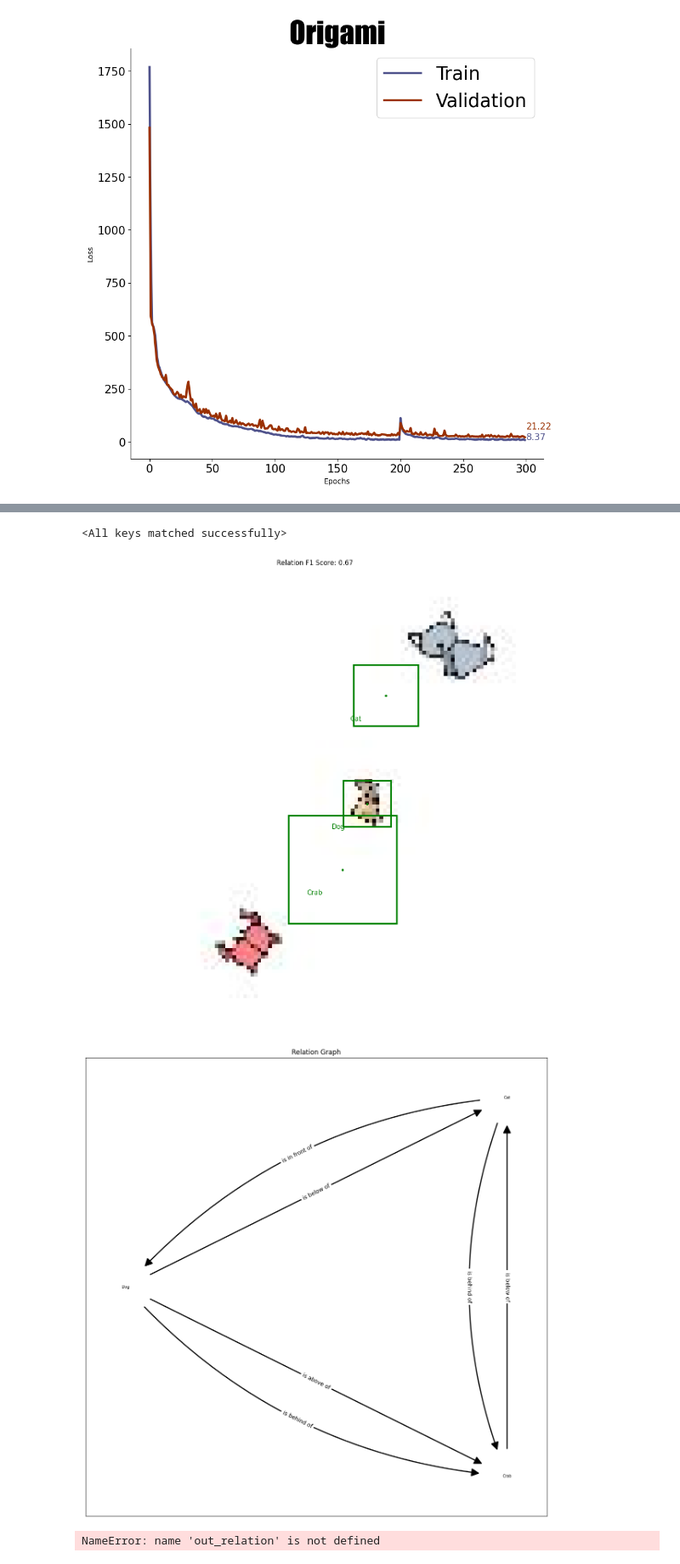
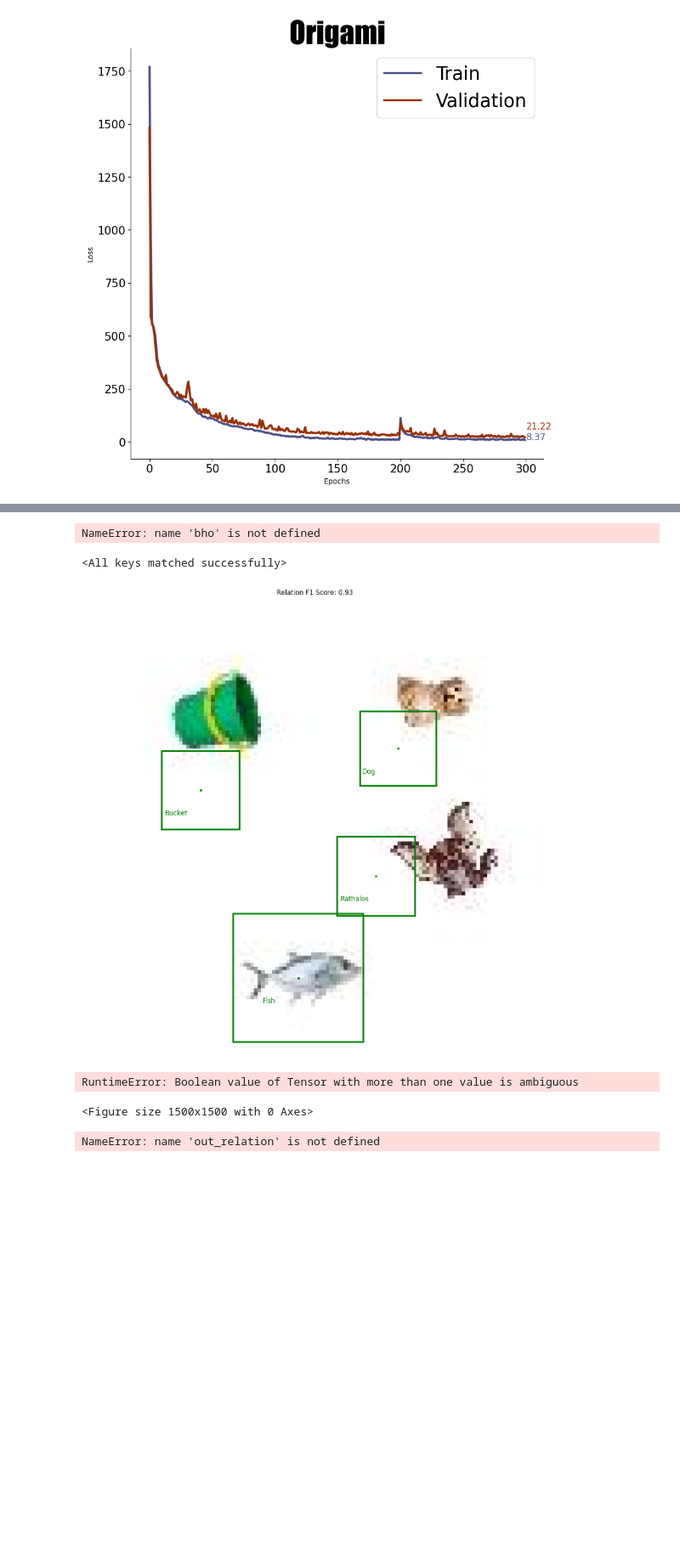
Before and after one commit to Nefasto1/Deep-Learning-Project, a Jupyter notebook: main.ipynb, the cells around one changed output, grey strips where cells are left out. Shown at 85% size. Drawn from its saved outputs; the diff is of its cells as text; code cells hidden in the pictures; blank space fills up the shorter version.

```diff
--- a/main.ipynb
+++ b/main.ipynb
@@ -131,0 +158,5 @@ th.save(model.state_dict(), './models/best_origami_model.pth')
+# %%
+print(model(bho.float().to(device))[0][0, :, :5].argmax(1))
+model(bho.float().to(device))[0][0, :, 5:]
+# %% [output]
+NameError: name 'bho' is not defined
@@ -134,16 +169,18 @@ device = th.device("cuda" if th.cuda.is_available() else "cpu")
 model = Scene_Graph_Model(num_boxes=4, num_classes=4, num_relation=6).to(device)
 # model = Scene_Graph_Model(num_boxes=5, num_classes=3, num_relation=6).to(device)
 # weights = th.load('./models/best_geometric_model.pth')
-weights = th.load('./models/best_origami_model.pth')
+# weights = th.load('./models/best_origami_model.pth')
+weights = th.load('./models/prova.pth')
 # weights = th.load('./models/best_realimage_model.pth')
 model.load_state_dict(weights)
 # %% [output]
 <All keys matched successfully>
 # %%
-test_model(model, device, DATA_DIR, geometric=False, rotate=True, origami=True)
+test_model(model, device, DATA_DIR, geometric=False, rotate=True, origami=False, SHAPE_SIZE_MIN=15)
 # %% [output]
-[figure, old version]
+[figure, new version]
-[figure, removed]
+RuntimeError: Boolean value of Tensor with more than one value is ambiguous
+<Figure size 1500x1500 with 0 Axes>
 # %%
 print_relationships((th.sigmoid(out_relation[0]) > 0.5).int(), out)
 # %% [output]
```
Also changed, not shown: parts of 10 cells of this notebook, 2 other files.
